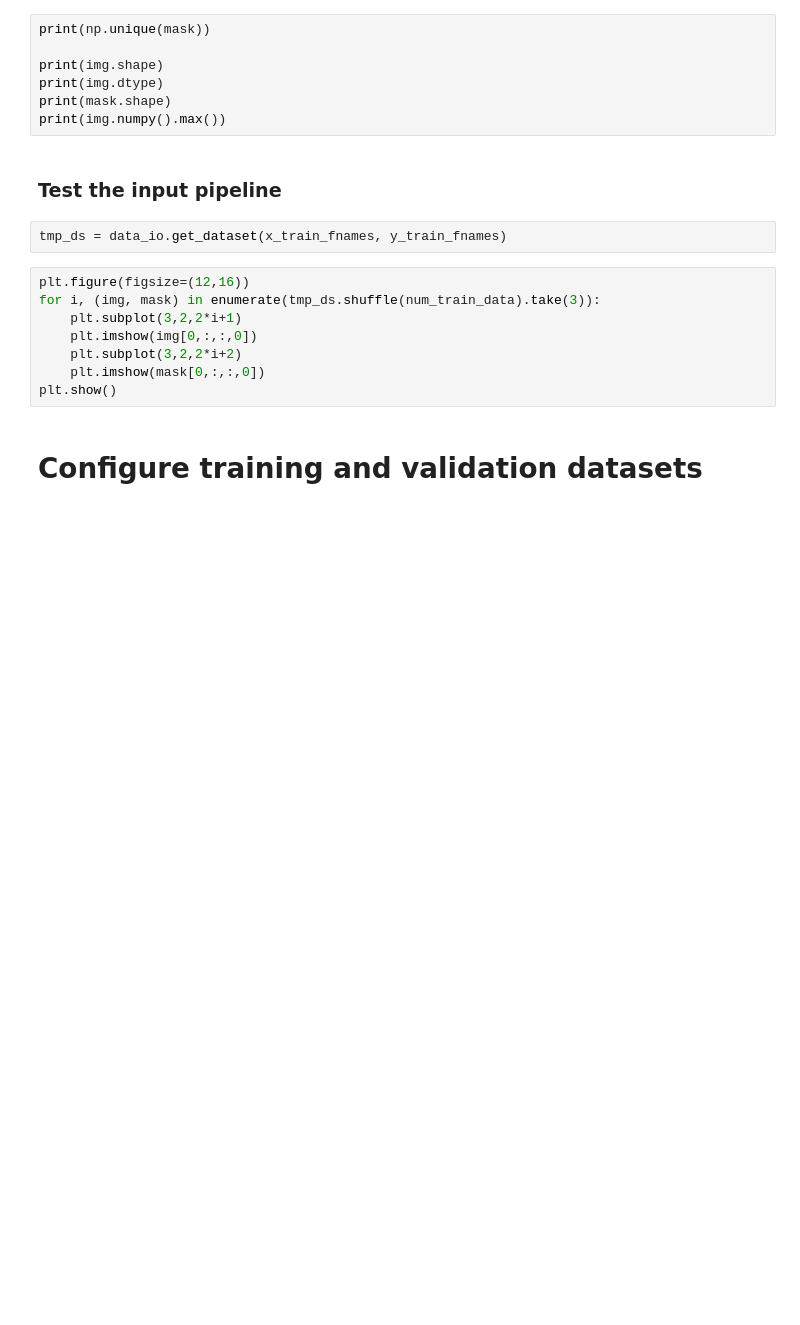
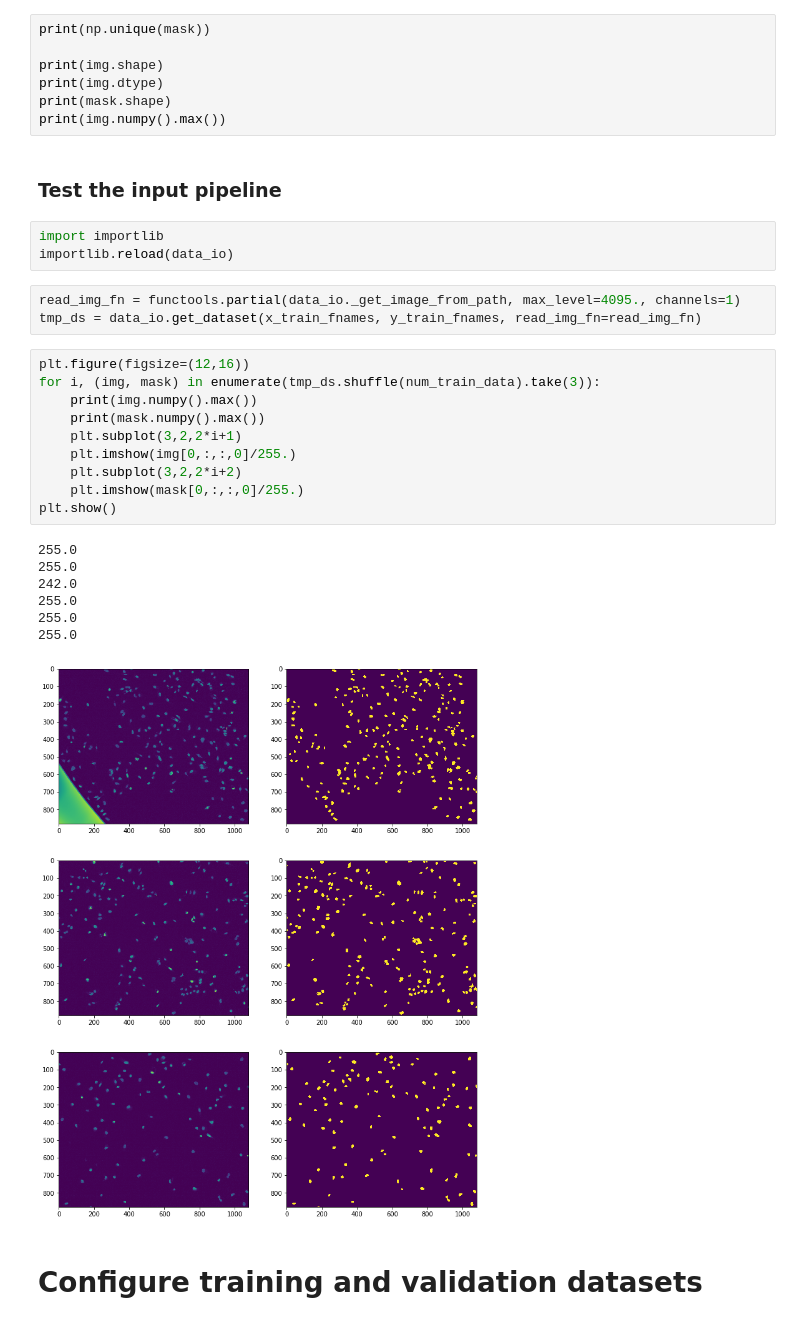
Before and after one commit to chienhsiang/tensorflow, a Jupyter notebook: segmentation/code/main_segmentation.ipynb, the cells around one changed output. Drawn from its saved outputs; the diff is of its cells as text; blank space fills up the shorter version.

```diff
--- a/segmentation/code/main_segmentation.ipynb
+++ b/segmentation/code/main_segmentation.ipynb
@@ -82,16 +113,30 @@ print(mask.shape)
 print(img.numpy().max())
 # %% [markdown]
 ### Test the input pipeline
-# %%
-tmp_ds = data_io.get_dataset(x_train_fnames, y_train_fnames)
+# %%
+import importlib
+importlib.reload(data_io)
+# %%
+read_img_fn = functools.partial(data_io._get_image_from_path, max_level=4095., channels=1)
+tmp_ds = data_io.get_dataset(x_train_fnames, y_train_fnames, read_img_fn=read_img_fn)
 # %%
 plt.figure(figsize=(12,16))
 for i, (img, mask) in enumerate(tmp_ds.shuffle(num_train_data).take(3)):
+    print(img.numpy().max())
+    print(mask.numpy().max())
     plt.subplot(3,2,2*i+1)
-    plt.imshow(img[0,:,:,0])
+    plt.imshow(img[0,:,:,0]/255.)
     plt.subplot(3,2,2*i+2)
-    plt.imshow(mask[0,:,:,0])
+    plt.imshow(mask[0,:,:,0]/255.)
 plt.show()
+# %% [output]
+255.0
+255.0
+242.0
+255.0
+255.0
+255.0
+[figure, added]
 # %% [markdown]
 # Configure training and validation datasets
 # %%
```
Also changed, not shown: parts of 12 cells of this notebook, 1 other file.
